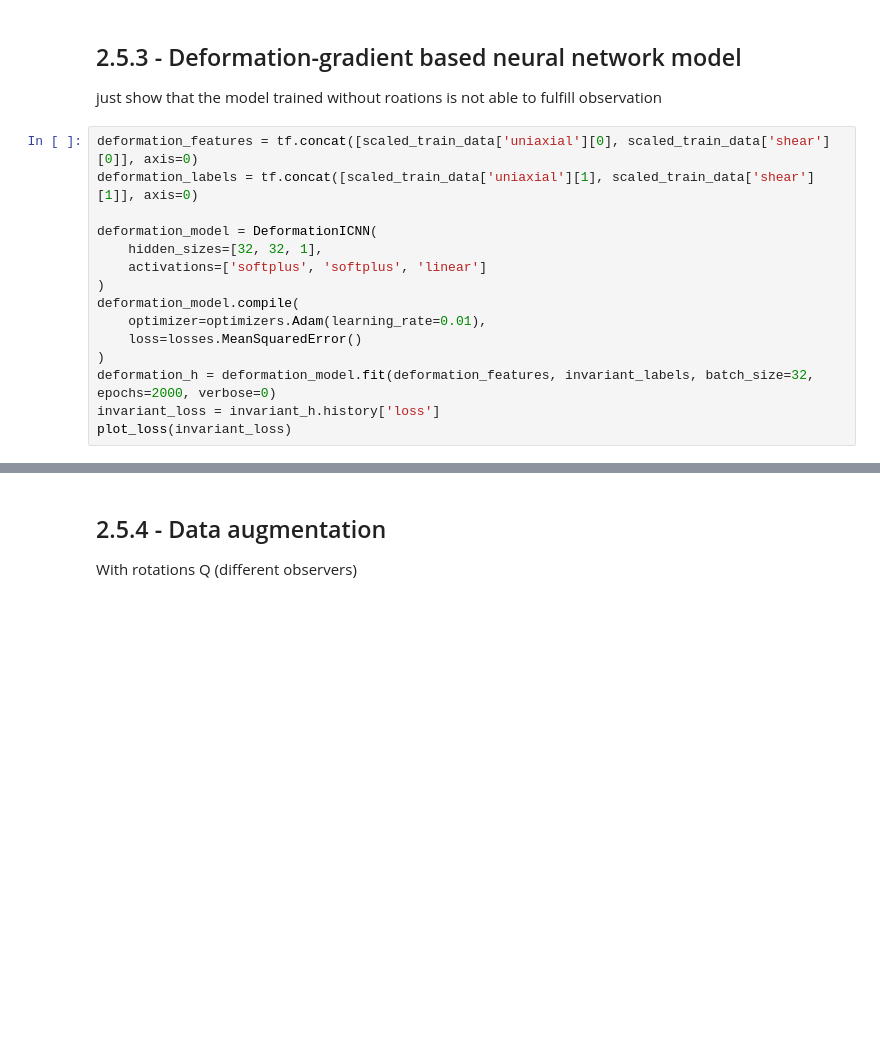
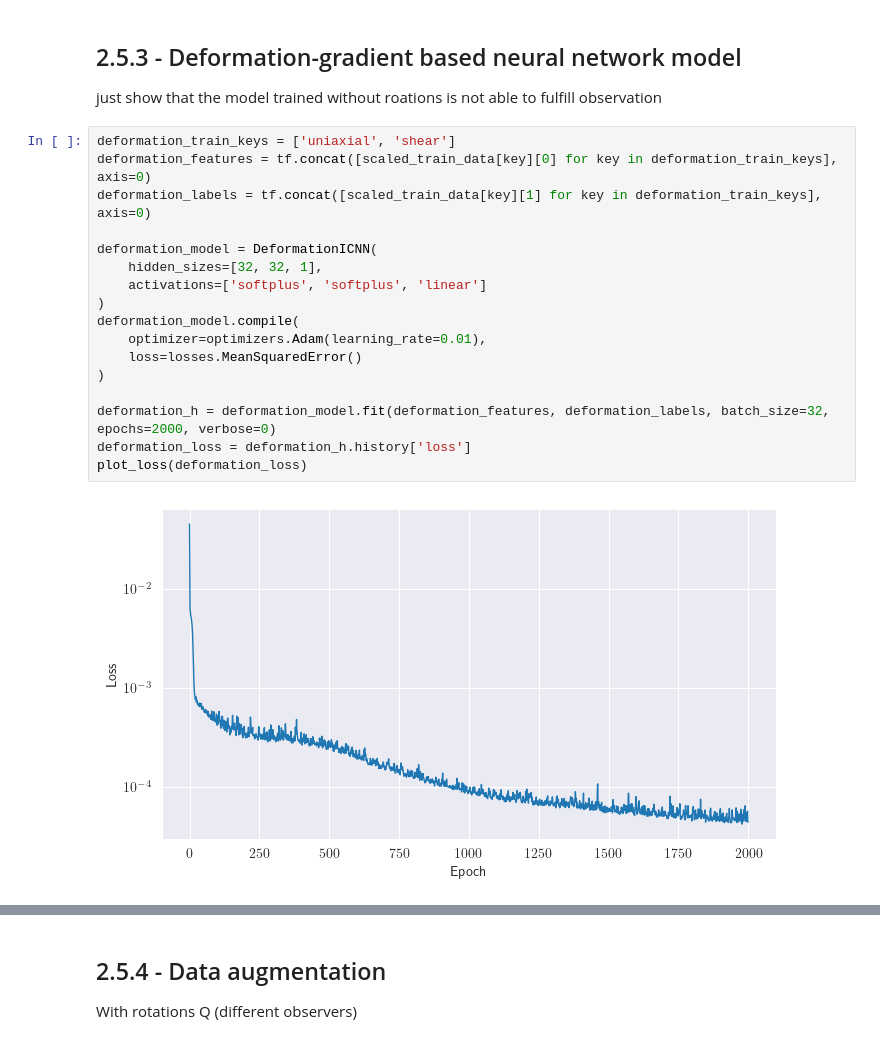
Before and after one commit to ArgoJ/TML4SM_TuD, a Jupyter notebook: hyperelasticity/Task2_5.ipynb, the cells around one changed output, grey strips where cells are left out. Cells and saved outputs as stored; diff of their text form; blank space fills up the shorter version.

Commit message:
added observers and got deformation nn to work

```diff
--- a/hyperelasticity/Task2_5.ipynb
+++ b/hyperelasticity/Task2_5.ipynb
@@ -132,17 +137,21 @@ _ = predict_and_plot_pann_model(invariant_model, scaled_train_data)
 ## 2.5.3 - Deformation-gradient based neural network model
 just show that the model trained without roations is not able to fulfill observation
 # %%
-deformation_features = tf.concat([scaled_train_data['uniaxial'][0], scaled_train_data['shear'][0]], axis=0)
-deformation_labels = tf.concat([scaled_train_data['uniaxial'][1], scaled_train_data['shear'][1]], axis=0)
+deformation_train_keys = ['uniaxial', 'shear']
+deformation_features = tf.concat([scaled_train_data[key][0] for key in deformation_train_keys], axis=0)
+deformation_labels = tf.concat([scaled_train_data[key][1] for key in deformation_train_keys], axis=0)
 
 deformation_model = DeformationICNN(
     hidden_sizes=[32, 32, 1],
     activations=['softplus', 'softplus', 'linear']
 )
 deformation_model.compile(
     optimizer=optimizers.Adam(learning_rate=0.01),
     loss=losses.MeanSquaredError()
 )
-deformation_h = deformation_model.fit(deformation_features, invariant_labels, batch_size=32, epochs=2000, verbose=0)
-invariant_loss = invariant_h.history['loss']
-plot_loss(invariant_loss)
+
+deformation_h = deformation_model.fit(deformation_features, deformation_labels, batch_size=32, epochs=2000, verbose=0)
+deformation_loss = deformation_h.history['loss']
+plot_loss(deformation_loss)
+# %% [output]
+[figure, added]
```
Also changed, not shown: parts of 13 cells of this notebook, 6 other files.
